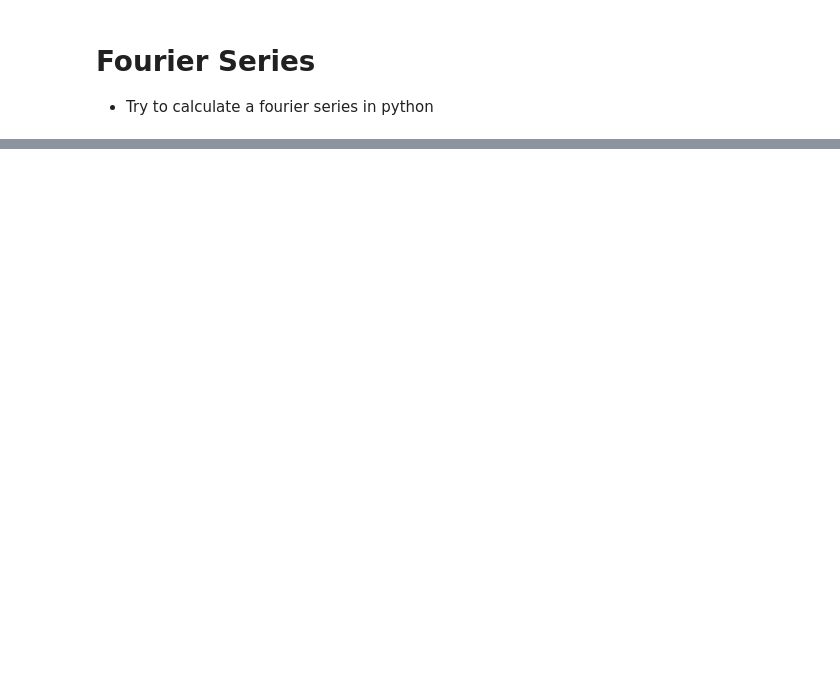
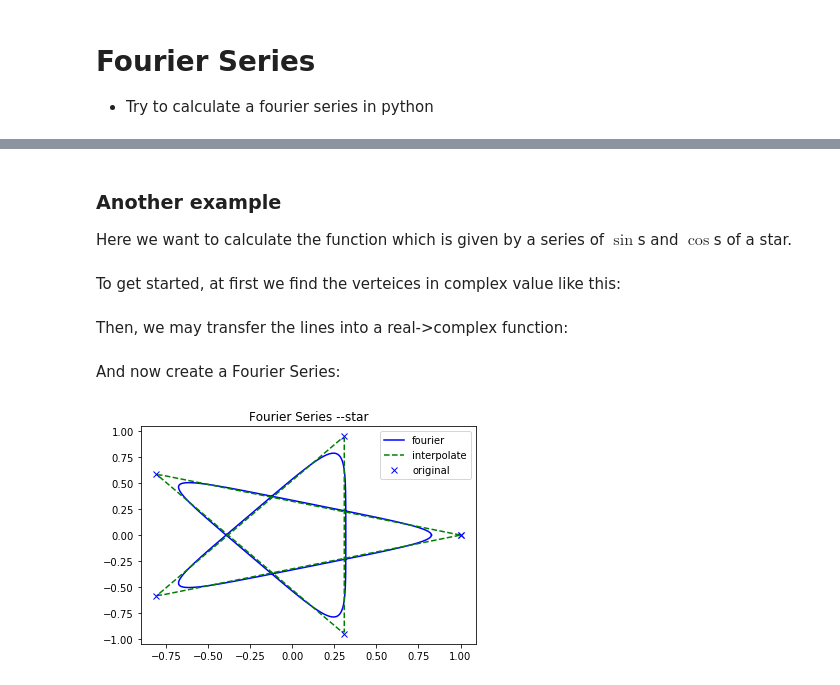
Before and after one commit to ftxi/epicycles, a Jupyter notebook: notebook/Fourier Series.ipynb, the cells around one changed output, grey strips where cells are left out. Drawn from its saved outputs; the diff is of its cells as text; code cells hidden in the pictures; blank space fills up the shorter version.

```diff
--- a/notebook/Fourier Series.ipynb
+++ b/notebook/Fourier Series.ipynb
@@ -68,0 +57,4 @@ plt.show()
+# %% [markdown]
+### Another example
+
+Here we want to calculate the function which is given by a series of $\sin$s and $\cos$s of a star.
@@ -68,0 +63,23 @@ plt.show()
+# %% [markdown]
+To get started, at first we find the verteices in complex value like this:
+# %%
+s = np.array([np.exp(4.0j*np.pi*x/5.) for x in range(6)])
+# %% [markdown]
+Then, we may transfer the lines into a real->complex function:
+# %%
+_t = np.linspace(0., 2*np.pi, num=len(s))
+g = interp1d(_t, s)
+# %% [markdown]
+And now create a Fourier Series:
+# %%
+fs = fourier_series(g, 4)
+t = np.linspace(0., 2*np.pi, 200)
+# %%
+plt.plot(fs(t).real, fs(t).imag, 'b-', label='fourier')
+plt.plot(g(t).real, g(t).imag, 'g--', label='interpolate')
+plt.plot(s.real, s.imag, 'bx', label='original')
+plt.legend()
+plt.title('Fourier Series --star')
+plt.show()
+# %% [output]
+[figure, added]
```
Also changed, not shown: parts of 7 cells of this notebook.
